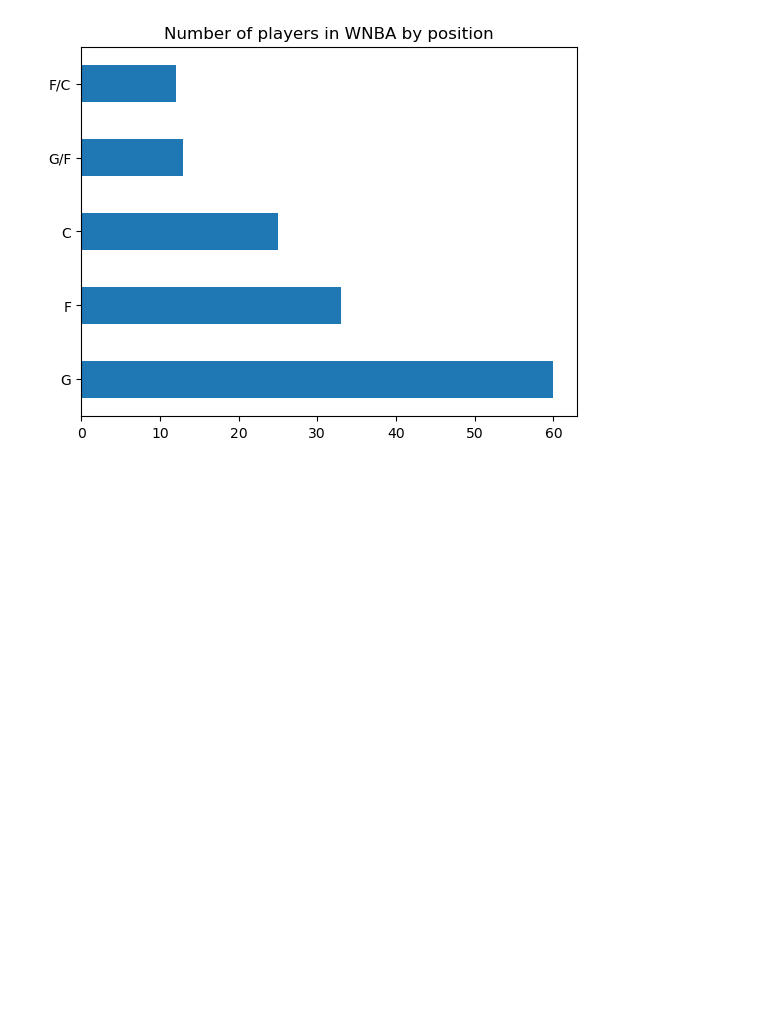
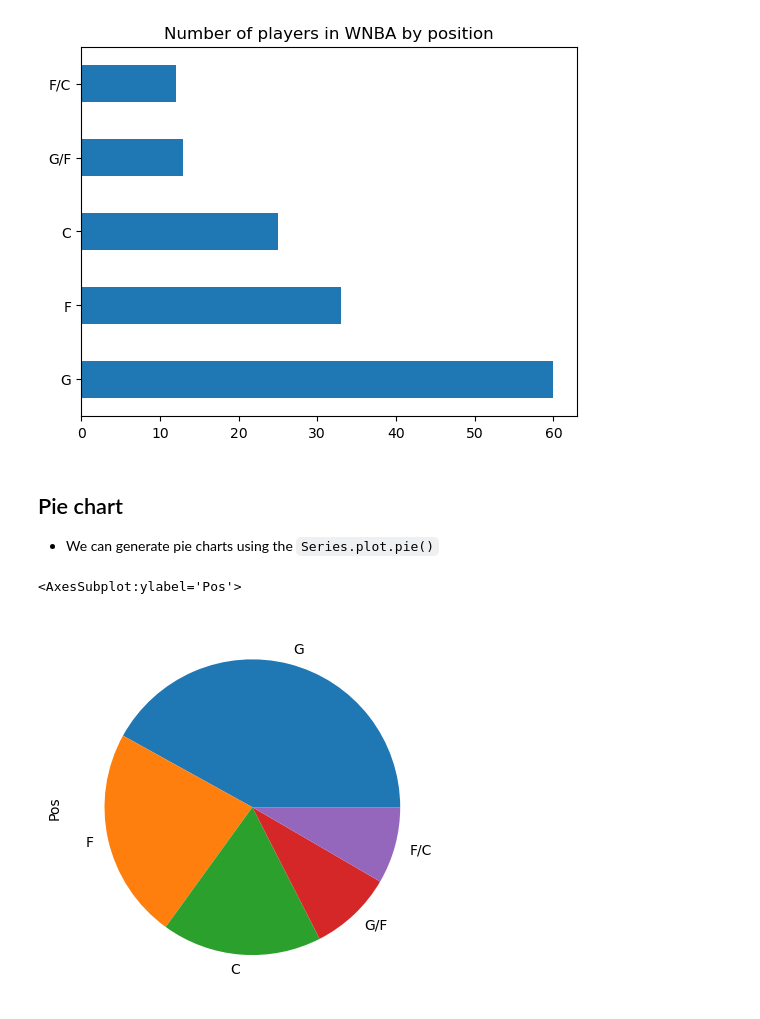
Before and after one commit to castobary/statistics, a Jupyter notebook: 04_module.ipynb, the cells around one changed output. Cells and saved outputs as stored; diff of their text form; code cells hidden in the pictures; blank space fills up the shorter version.

```diff
--- a/04_module.ipynb
+++ b/04_module.ipynb
@@ -33,3 +33,11 @@ wnba['Pos'].value_counts().plot.barh(title = 'Number of players in WNBA by posit
 # %% [output]
 <AxesSubplot:title={'center':'Number of players in WNBA by position'}>
 [figure]
+# %% [markdown]
+## Pie chart
++ We can generate pie charts using the `Series.plot.pie()`
+# %%
+wnba['Pos'].value_counts().plot.pie()
+# %% [output]
+<AxesSubplot:ylabel='Pos'>
+[figure, added]
```
Also changed, not shown: parts of 5 cells of this notebook, 1 other file.
